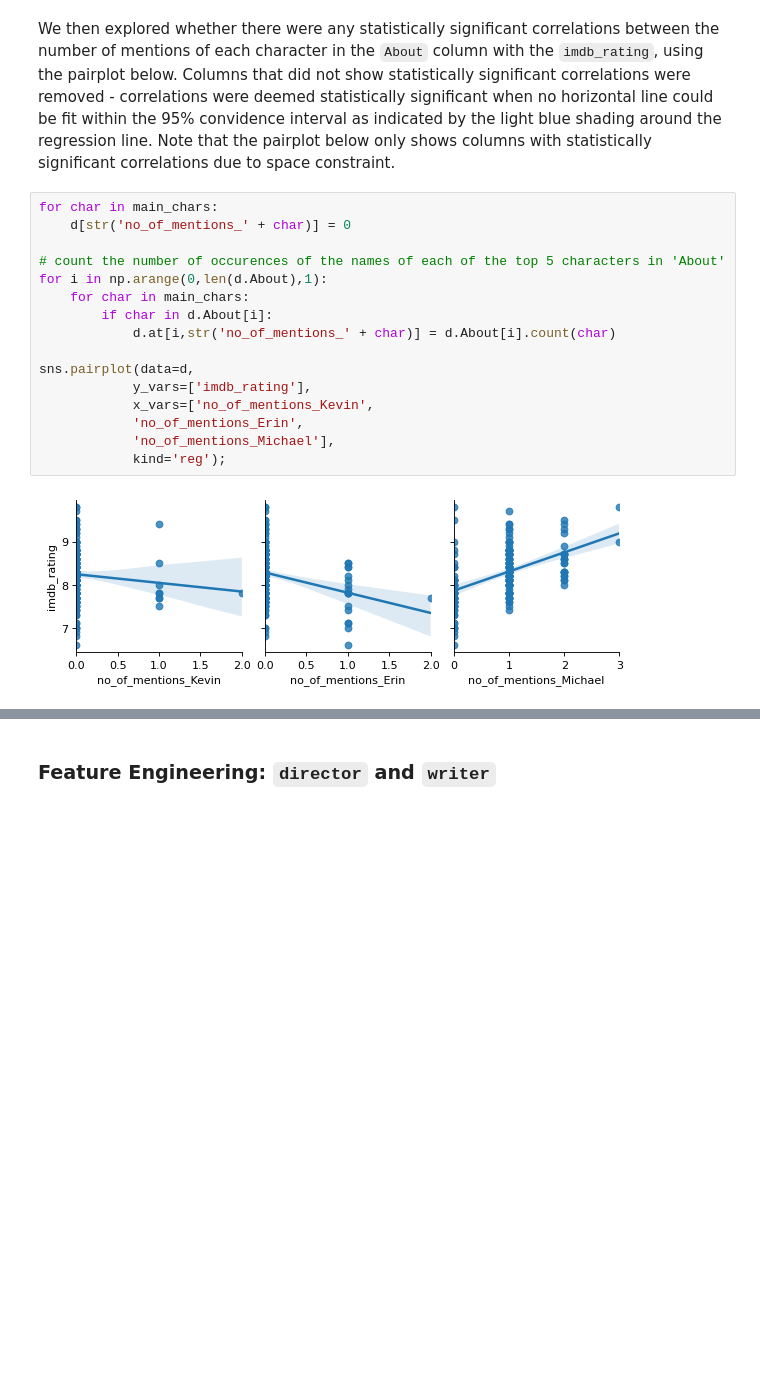
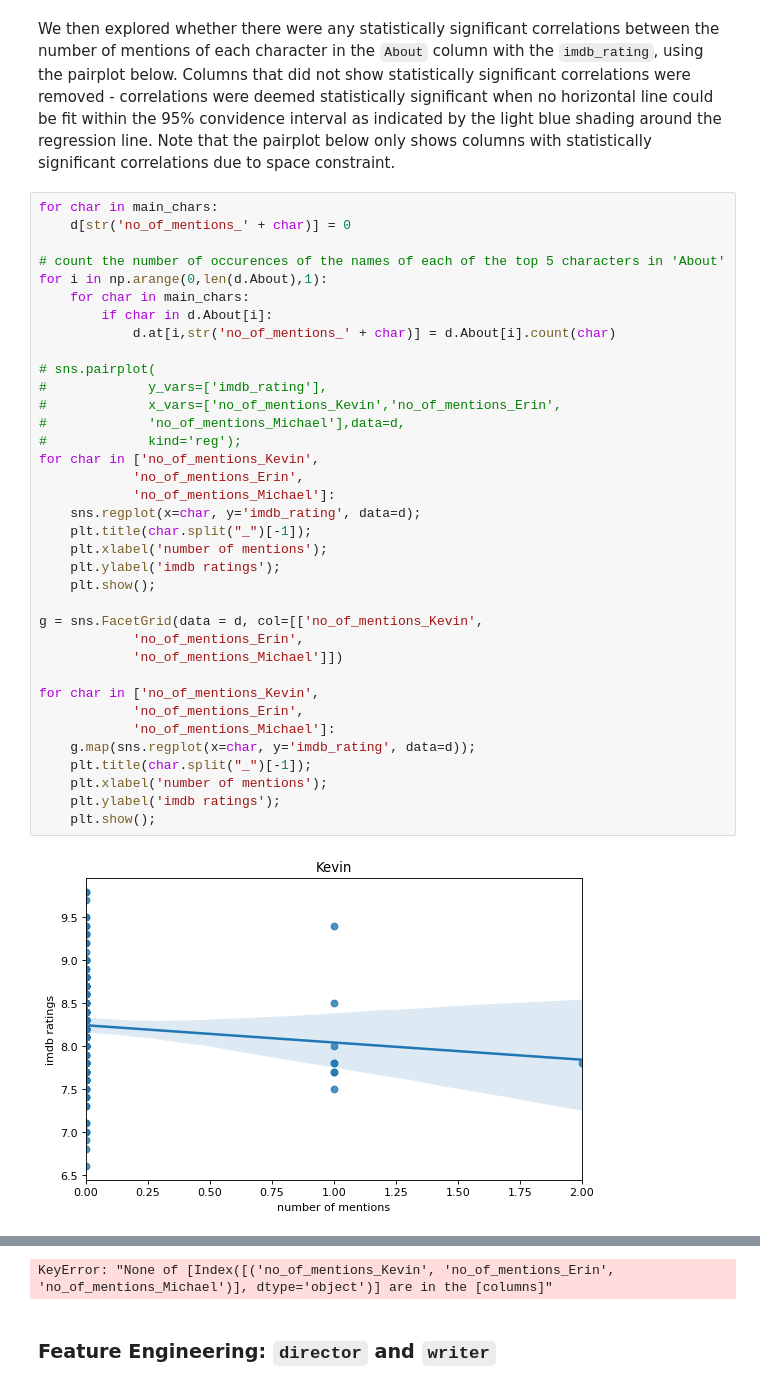
Before and after one commit to abumaz99/MLP-A1, a Jupyter notebook: project1.ipynb, the cells around one changed output, grey strips where cells are left out. Cells and saved outputs as stored; diff of their text form; blank space fills up the shorter version.

```diff
--- a/project1.ipynb
+++ b/project1.ipynb
@@ -229,18 +229,38 @@ We then explored whether there were any statistically significant correlations b
 # %%
 for char in main_chars:
     d[str('no_of_mentions_' + char)] = 0
 
 # count the number of occurences of the names of each of the top 5 characters in 'About'
 for i in np.arange(0,len(d.About),1):
     for char in main_chars:
         if char in d.About[i]:
             d.at[i,str('no_of_mentions_' + char)] = d.About[i].count(char)
 
-sns.pairplot(data=d,
-            y_vars=['imdb_rating'],
-            x_vars=['no_of_mentions_Kevin',
+# sns.pairplot(
+#             y_vars=['imdb_rating'],
+#             x_vars=['no_of_mentions_Kevin','no_of_mentions_Erin',
+#             'no_of_mentions_Michael'],data=d,
+#             kind='reg');
+for char in ['no_of_mentions_Kevin',
             'no_of_mentions_Erin',
-            'no_of_mentions_Michael'],
-            kind='reg');
+            'no_of_mentions_Michael']:
+    sns.regplot(x=char, y='imdb_rating', data=d);
+    plt.title(char.split("_")[-1]);
+    plt.xlabel('number of mentions');
+    plt.ylabel('imdb ratings');
+    plt.show();
+
+g = sns.FacetGrid(data = d, col=[['no_of_mentions_Kevin',
+            'no_of_mentions_Erin',
+            'no_of_mentions_Michael']])
+
+for char in ['no_of_mentions_Kevin',
+            'no_of_mentions_Erin',
+            'no_of_mentions_Michael']:
+    g.map(sns.regplot(x=char, y='imdb_rating', data=d));
+    plt.title(char.split("_")[-1]);
+    plt.xlabel('number of mentions');
+    plt.ylabel('imdb ratings');
+    plt.show();
 # %% [output]
-[figure, old version]
+[figure, new version]
@@ -247,3 +269,4 @@ sns.pairplot(data=d,
+KeyError: "None of [Index([('no_of_mentions_Kevin', 'no_of_mentions_Erin', 'no_of_mentions_Michael')], dtype='object')] are in the [columns]"
 # %% [markdown]
 ### Feature Engineering: `director` and `writer`
 # %% [markdown]
```
Also changed, not shown: parts of 7 cells of this notebook, 1 other file.
